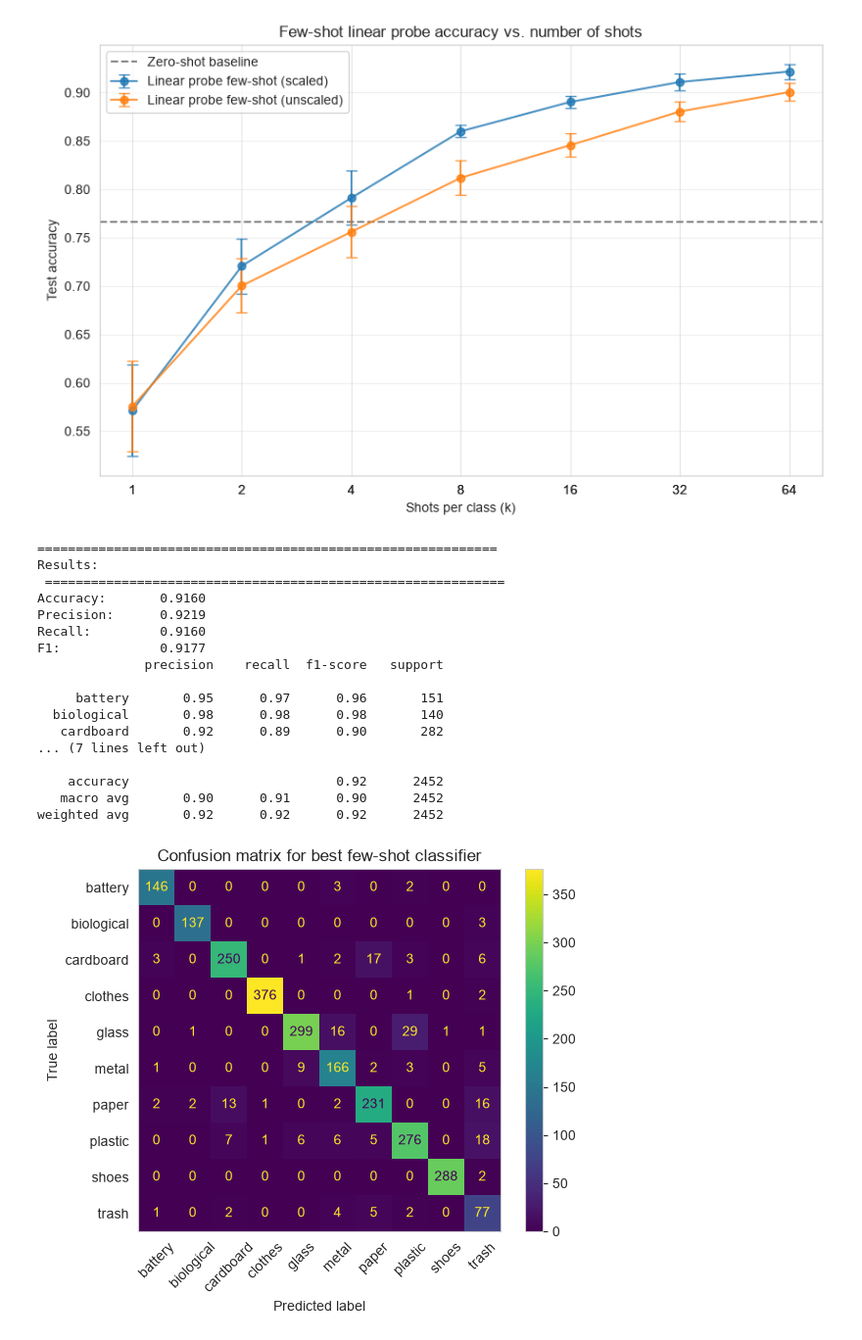
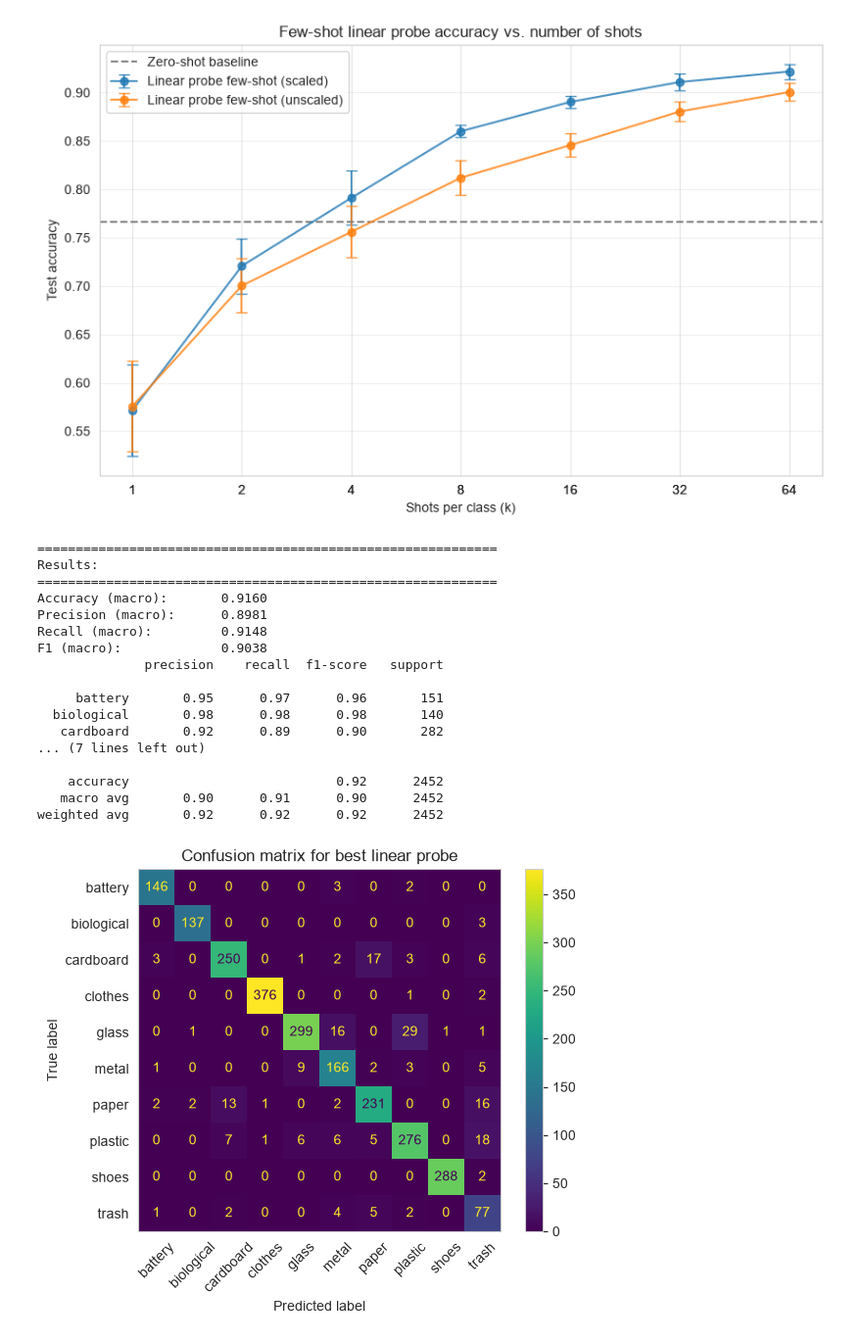
Before and after one commit to Nello-pn/trashCLIP, a Jupyter notebook: CLIP_LinearProbe.ipynb, the cells around one changed output. Shown at 98% size. Saved outputs shown, nothing was run; the diff lists cells and outputs as text; code cells hidden in the pictures.

```diff
--- a/CLIP_LinearProbe.ipynb
+++ b/CLIP_LinearProbe.ipynb
@@ -290,31 +308,31 @@ plt.show()
 # %%
 # identify combination of parameters (k, scaled) with highest mean accuracy
 best_config_idx = few_shot_summary["mean"].argmax()
 best_config = few_shot_summary.iloc[best_config_idx][["k", "scaled"]]
 best_k, best_scaled = best_config.astype(int)
 
 # extract predictions of best classifier for evaluation
 _, representative_preds = trained_probes[(best_k, random_state, best_scaled)]
 
 # Evaluate predictions
 evaluate_predictions(test_labels, representative_preds, target_names=labels)
-plot_conf_matrix(test_labels, representative_preds, title="Confusion matrix for best few-shot classifier", display_labels=labels)
+plot_conf_matrix(test_labels, representative_preds, title="Confusion matrix for best linear probe", display_labels=labels)
 # %% [output]
 ============================================================
 Results:
- ============================================================
-Accuracy:       0.9160
-Precision:      0.9219
-Recall:         0.9160
-F1:             0.9177
+============================================================
+Accuracy (macro):       0.9160
+Precision (macro):      0.8981
+Recall (macro):         0.9148
+F1 (macro):             0.9038
               precision    recall  f1-score   support
 
      battery       0.95      0.97      0.96       151
   biological       0.98      0.98      0.98       140
    cardboard       0.92      0.89      0.90       282
 ... (7 lines left out)
 
     accuracy                           0.92      2452
    macro avg       0.90      0.91      0.90      2452
 weighted avg       0.92      0.92      0.92      2452
-[figure, old version]
+[figure, new version]
```
Also changed, not shown: parts of 1 cell of this notebook, 1 other file.
